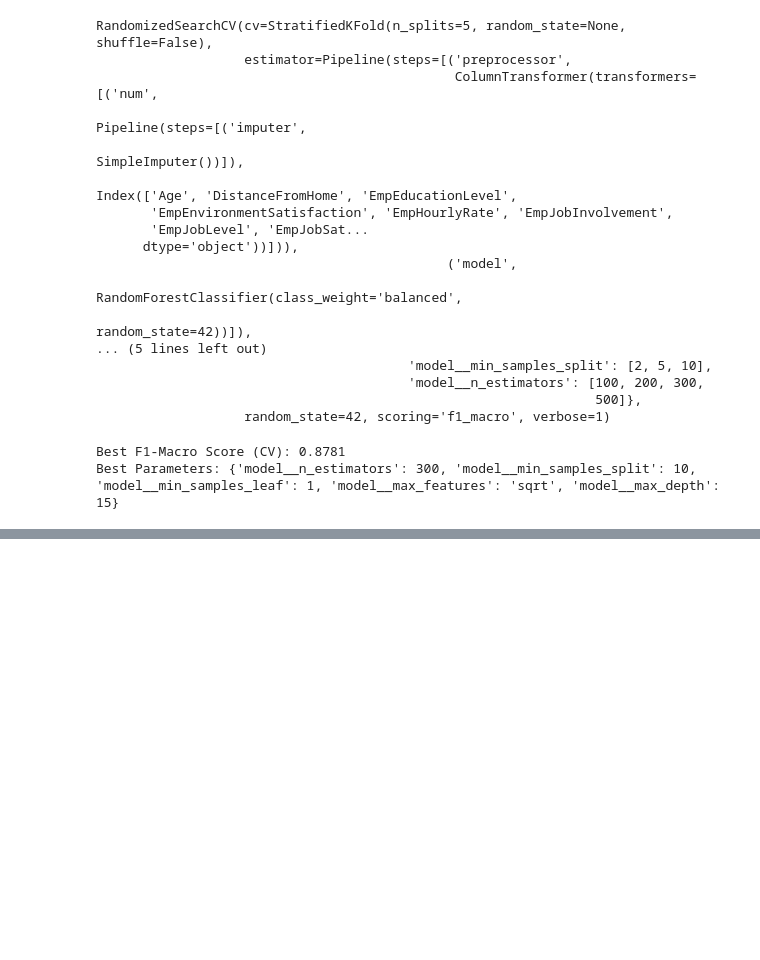
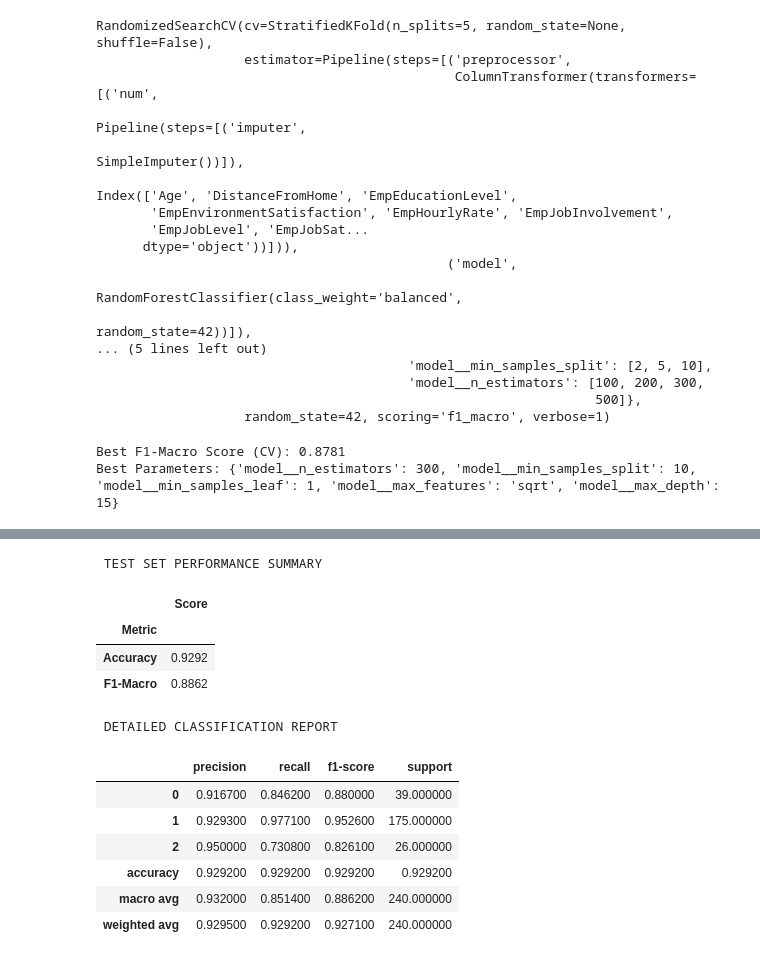
Before and after one commit to Kaso45/hustleflow, a Jupyter notebook: ai-service/notebook/HustleFlow_RF_model.ipynb, the cells around one changed output, grey strips where cells are left out. Saved outputs shown, nothing was run; the diff lists cells and outputs as text; code cells hidden in the pictures; blank space fills up the shorter version.

```diff
--- a/ai-service/notebook/RandomForest_model.ipynb
+++ b/ai-service/notebook/HustleFlow_RF_model.ipynb
@@ -183,0 +226,58 @@ weighted avg       0.93      0.93      0.93       240
+# %%
+from sklearn.metrics import accuracy_score, f1_score, classification_report, confusion_matrix
+import pandas as pd
+import seaborn as sns
+import matplotlib.pyplot as plt
+
+# Predict
+y_pred = random_search.predict(X_test)
+
+# Metrics chính
+test_acc = accuracy_score(y_test_actual, y_pred)
+test_f1 = f1_score(y_test_actual, y_pred, average='macro')
+
+df_test_summary = pd.DataFrame({
+    'Metric': ['Accuracy', 'F1-Macro'],
+    'Score': [test_acc, test_f1]
+}).set_index('Metric').round(4)
+
+print("\n TEST SET PERFORMANCE SUMMARY\n")
+display(
+    df_test_summary.style
+        .format("{:.4f}")
+        .set_properties(**{'text-align': 'center', 'font-size': '13px'})
+)
+
+# Classification Report -> DataFrame
+df_report = pd.DataFrame(
+    classification_report(
+        y_test_actual,
+        y_pred,
+        output_dict=True
+    )
+).transpose().round(4)
+
+print("\n DETAILED CLASSIFICATION REPORT\n")
+
+display(
+    df_report.style
+        .background_gradient(
+            cmap='Greens',
+            subset=['precision', 'recall', 'f1-score']
+        )
+        .set_properties(**{'text-align': 'center', 'font-size': '12px'})
+)
+# %% [output]
+ TEST SET PERFORMANCE SUMMARY
+|  | Score |
+| Metric |  |
+| Accuracy | 0.9292 |
+| F1-Macro | 0.8862 |
+ DETAILED CLASSIFICATION REPORT
+|  | precision | recall | f1-score | support |
+| 0 | 0.916700 | 0.846200 | 0.880000 | 39.000000 |
+| 1 | 0.929300 | 0.977100 | 0.952600 | 175.000000 |
+| 2 | 0.950000 | 0.730800 | 0.826100 | 26.000000 |
+| accuracy | 0.929200 | 0.929200 | 0.929200 | 0.929200 |
+| macro avg | 0.932000 | 0.851400 | 0.886200 | 240.000000 |
+| weighted avg | 0.929500 | 0.929200 | 0.927100 | 240.000000 |
```
Also changed, not shown: parts of 5 cells of this notebook, 7 other files.
